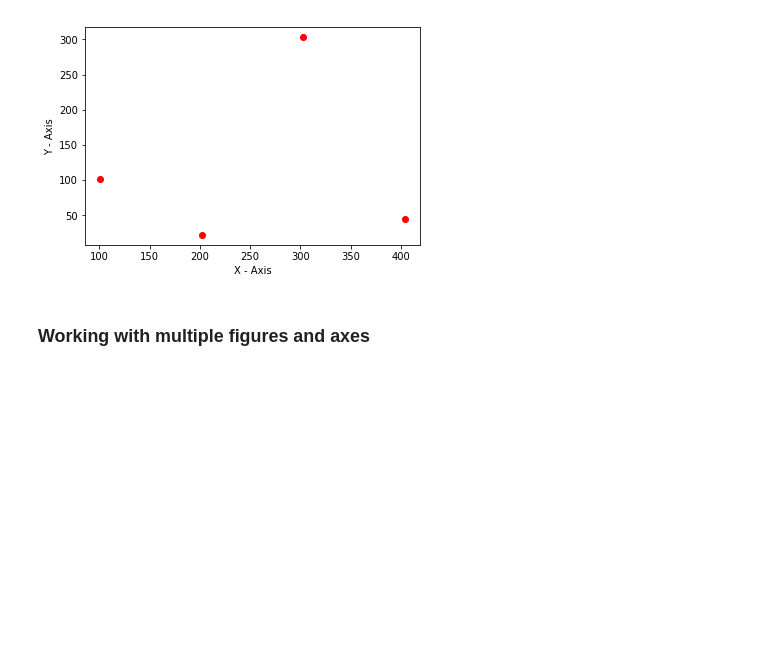
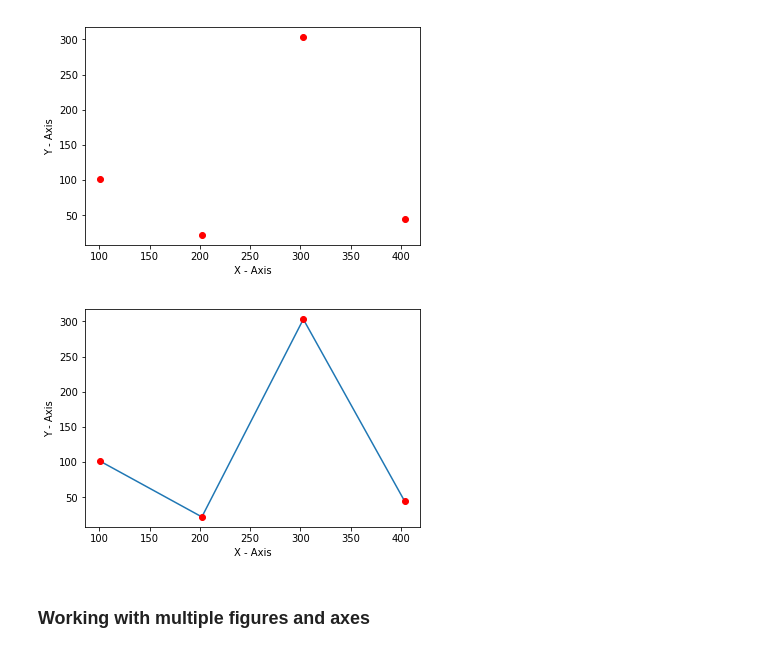
Before and after one commit to thevipulsharma/python, a Jupyter notebook: matplotlib/pyplot/pyplot.ipynb, the cells around one changed output. Cells and saved outputs as stored; diff of their text form; code cells hidden in the pictures; blank space fills up the shorter version.

```diff
--- a/matplotlib/pyplot/pyplot.ipynb
+++ b/matplotlib/pyplot/pyplot.ipynb
@@ -32,11 +32,13 @@ plt.show()
 [figure]
 # %%
 import matplotlib.pyplot as plt
-plt.plot([101, 202, 303, 404], [101, 22, 303, 44], 'ro')
+plt.plot([101, 202, 303, 404], [101, 22, 303, 44])
 plt.plot([101, 202, 303, 404], [101, 22, 303, 44], 'ro')
 plt.xlabel('X - Axis')
 plt.ylabel('Y - Axis')
 plt.show()
+# %% [output]
+[figure, added]
 # %% [markdown]
 ### Working with multiple figures and axes
 # %%
```
Also changed, not shown: 2 other files.
